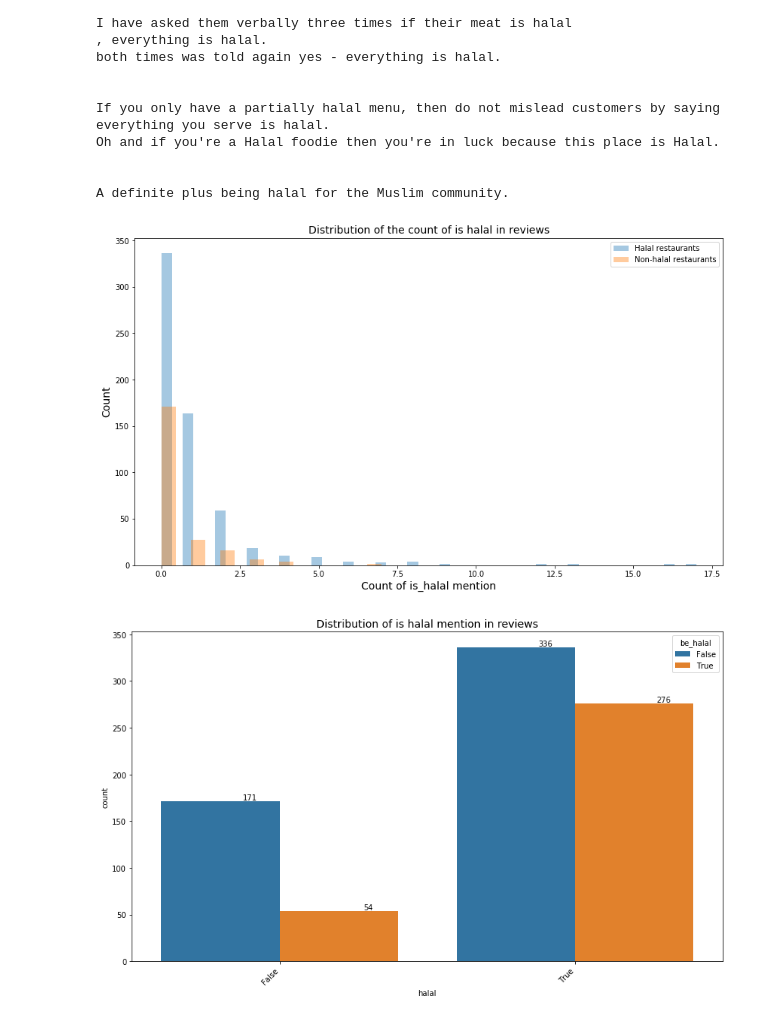
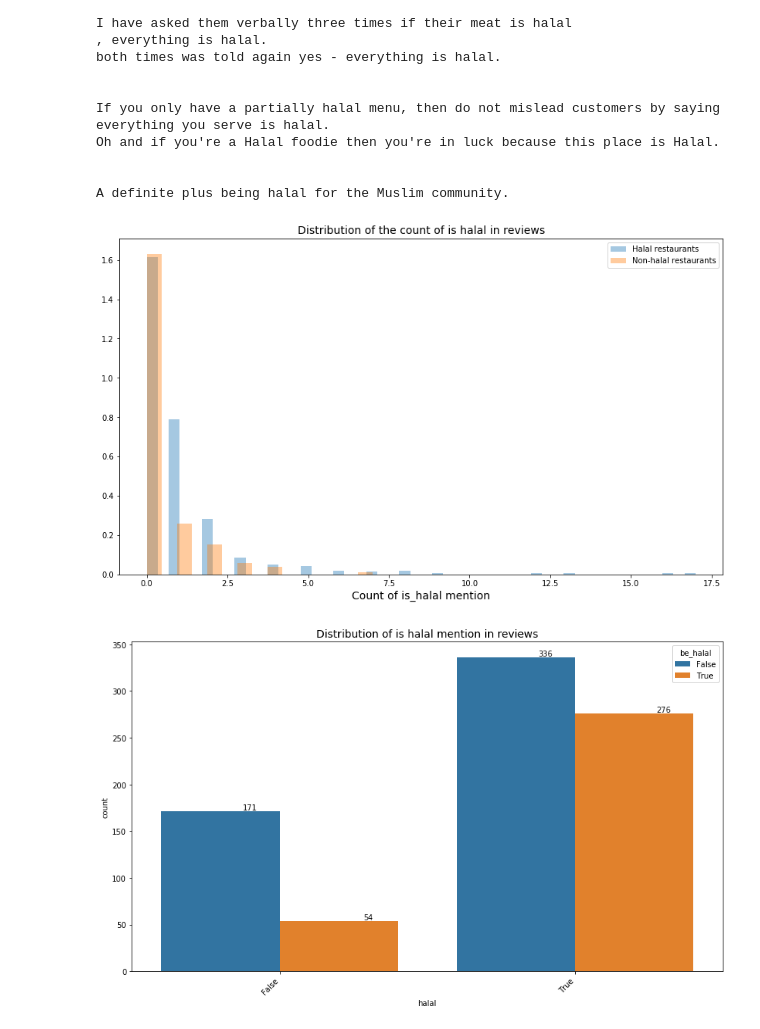
Before and after one commit to WAzaizeh/Halal_o_Meter, a Jupyter notebook: src/features/feature_engineering/Feature_engineering_1.ipynb, the cells around one changed output. Cells and saved outputs as stored; diff of their text form; code cells hidden in the pictures.

```diff
--- a/src/features/feature_engineering/Feature_engineering_1.ipynb
+++ b/src/features/feature_engineering/Feature_engineering_1.ipynb
@@ -157,17 +157,16 @@ A definite plus being halal for the Muslim community.
 # %%
 # plot distribution of number of matches found for halal vs. non-halal restaurants
 halal_target = grouped_reviews_df[grouped_reviews_df['halal']]['be_halal_count']
 non_halal_target = grouped_reviews_df[~grouped_reviews_df['halal']]['be_halal_count']
 fig = plt.figure(figsize=(14,8))
-g1 = sns.distplot(halal_target, kde=False)
-g2 = sns.distplot(non_halal_target, kde=False)
+g1 = sns.distplot(halal_target, kde=False, norm_hist=True,)
+g2 = sns.distplot(non_halal_target, kde=False, norm_hist=True,)
 g1.set_title('Distribution of the count of is halal in reviews', size=14)
 g1.set_xlabel('Count of is_halal mention', size=14)
-g1.set_ylabel('Count', size=14)
 plt.legend(labels=['Halal restaurants','Non-halal restaurants'], prop={'size': 10})
 plt.show()
 # %% [output]
-[figure, old version]
+[figure, new version]
 # %%
 # barplot of categorical be_halal
 plt.figure(figsize=(14,8))
```
Also changed, not shown: parts of 4 cells of this notebook, 2 other files.
